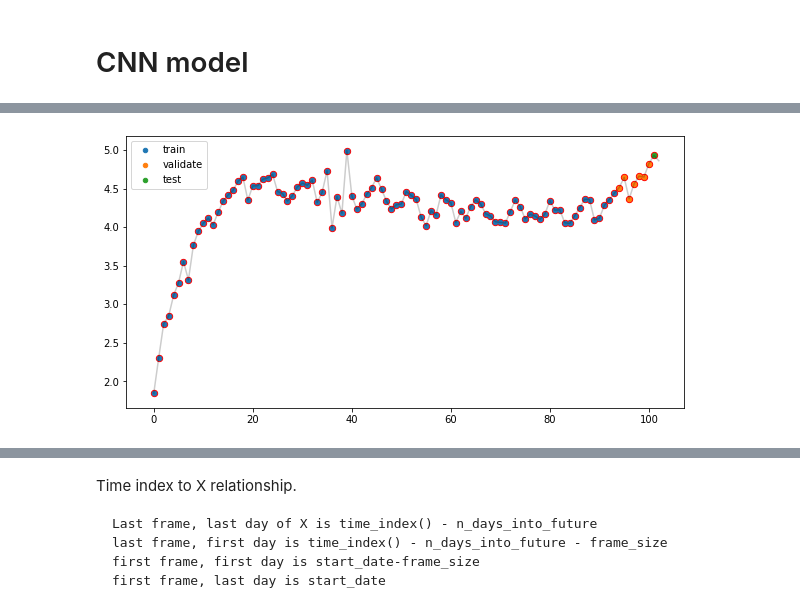
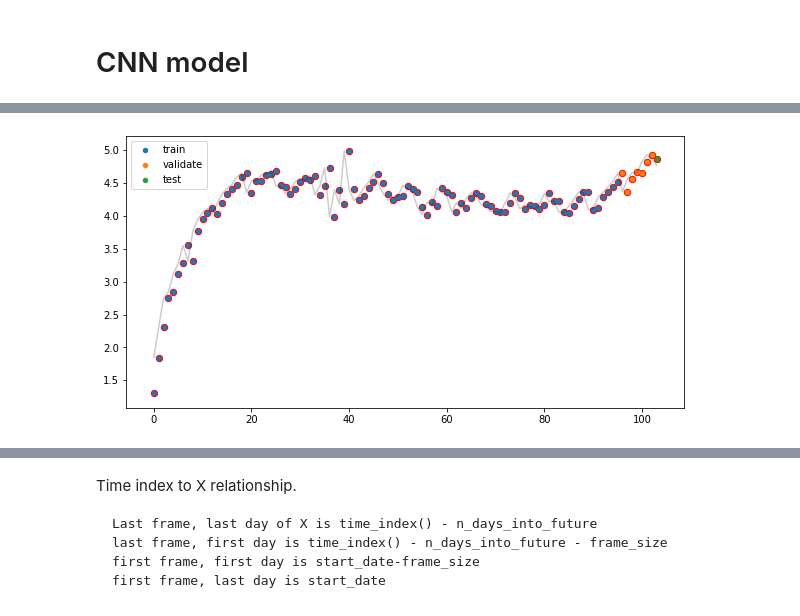
Before and after one commit to mgudorf/datsci, a Jupyter notebook: capstone2/COVID19_model_prototypes.ipynb, the cells around one changed output, grey strips where cells are left out. Saved outputs shown, nothing was run; the diff lists cells and outputs as text; code cells hidden in the pictures.

```diff
--- a/capstone2/COVID19_model_prototypes.ipynb
+++ b/capstone2/COVID19_model_prototypes.ipynb
@@ -242,10 +242,10 @@ def classifier_analysis(clf, X_test, y_test, plot=True, metric='evs'):
     return y_test, y_predict, score
 
 def create_Xy(model_data, target_data, time_index, start_date, frame_size, n_days_into_future, n_countries):
-    for max_date_in_window in range(start_date, time_index.max() - n_days_into_future + 1):
+    for max_date_in_window in range(start_date, time_index.max() - n_days_into_future + 2):
         # Take all model_data with date proxy less than numerical value, leading_window_date_not_included
-        frame_data = model_data[(time_index <= max_date_in_window) &
-                                (time_index >= max_date_in_window-(frame_size-1))]
+        frame_data = model_data[(time_index <= max_date_in_window-1) &
+                                (time_index >= max_date_in_window-frame_size)]
         #     print(frame_data.shape)
         # Reshape the array such that each element along axis=0 is a time series of all feature model_data of a specific country.
         reshaped_frame_data = frame_data.values.reshape(n_countries, frame_size, -1)
@@ -256,9 +256,11 @@ def create_Xy(model_data, target_data, time_index, start_date, frame_size, n_day
         resized_frame_data = pad_sequences(reshaped_frame_data, maxlen=frame_size, dtype=np.float64)
         frame_data_4D = resized_frame_data[np.newaxis, :, :, :]
         if max_date_in_window == start_date:
+            print('Starting with frame ranging time_index values:', max_date_in_window-frame_size, max_date_in_window - 1)
             X = frame_data_4D.copy()
         else:
             X = np.concatenate((X, frame_data_4D),axis=0)
+    print('Ending with frame ranging time_index values:', max_date_in_window-frame_size, max_date_in_window - 1)
     y = target_data.values.reshape(-1, time_index.nunique()).transpose()[-X.shape[0]:,:]
     return X, y
 
@@ -393,5 +399,6 @@ n_days_into_future = 1
 # %%
 X, y = create_Xy(model_data, target_data, time_index, start_date, frame_size, n_days_into_future, n_countries)
 splits, indices = split_Xy(X, y, frame_size, n_validation_frames, n_test_frames)
-(X_train, y_train, X_validate, y_validate, X_test, y_test) = splits
+(X_cnn_train, y_train, X_cnn_validate, y_validate, X_cnn_test, y_test) = splits
+# if need to supply folds for sklearn CV regression functions.
 (train_indices, validate_indices, test_indices) = indices
@@ -398,15 +424,15 @@ splits, indices = split_Xy(X, y, frame_size, n_validation_frames, n_test_frames)
 # %%
 fig, ax = plt.subplots(1,1, figsize=(10,5))
 ax.scatter(range(len(X)), X[:, 0, -1, new_cases_index], s=40, color='r')
-ax.scatter(range(len(X_train)), X_train[:,0,-1,new_cases_index], s=20, label='train')
-ax.scatter(range(len(X_train), len(X_train)+len(X_validate)), X_validate[:,0,-1,new_cases_index], s=20, label='validate')
-ax.scatter(range(len(X_train)+len(X_validate), len(X)), X_test[:,0,-1,new_cases_index], s=20, label='test')
+ax.scatter(range(len(X_cnn_train)), X_cnn_train[:,0,-1,new_cases_index], s=20, label='train')
+ax.scatter(range(len(X_cnn_train), len(X_cnn_train)+len(X_cnn_validate)), X_cnn_validate[:,0,-1,new_cases_index], s=20, label='validate')
+ax.scatter(range(len(X_cnn_train)+len(X_cnn_validate), len(X)), X_cnn_test[:,0,-1,new_cases_index], s=20, label='test')
 ax.plot(np.log(data.new_cases_per_million.values[start_date:]+1), color='k', alpha=0.2)
 plt.legend()
 _ = plt.show()
 
 # Rescale to 0.5 to 1 to account for new maximums. How does this even help?
 
 # Rescale to 0.5 to 1 to account for new maximums. How does this even help?
 # %% [output]
-[figure, old version]
+[figure, new version]
```
Also changed, not shown: parts of 52 cells of this notebook, 2 other files.
